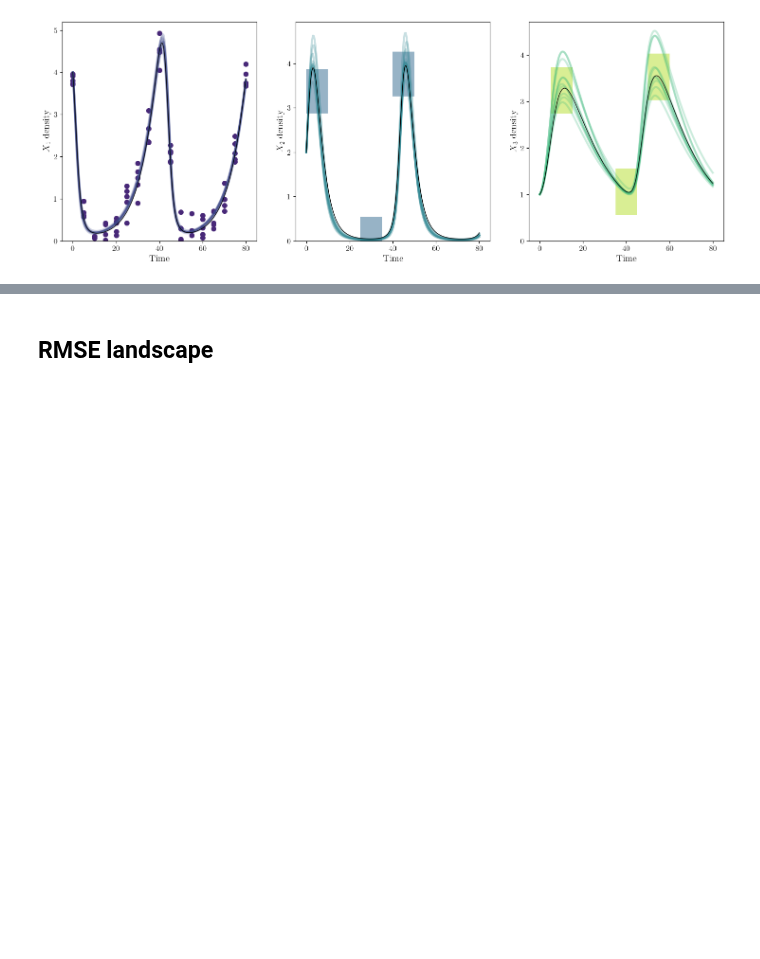
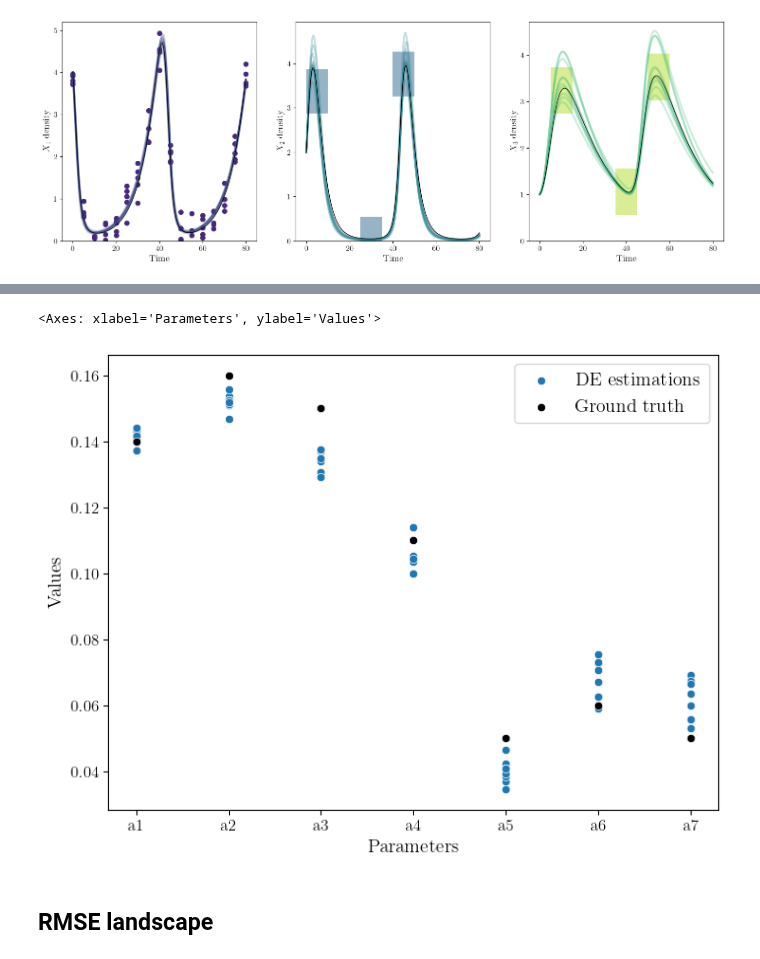
Before and after one commit to systemsmedicine/CrossLabFit, a Jupyter notebook: pyNotebooks/LotkVolterra_v2.ipynb, the cells around one changed output, grey strips where cells are left out. Cells and saved outputs as stored; diff of their text form; code cells hidden in the pictures; blank space fills up the shorter version.

```diff
--- a/pyNotebooks/LotkVolterra_v2.ipynb
+++ b/pyNotebooks/LotkVolterra_v2.ipynb
@@ -283,3 +353,15 @@ sns.scatterplot(df2, x='Parameters', y='Values', label='Ground truth', color='k'
+# %%
+df1 = dfParams.melt(var_name='Parameters', value_name='Values')
+# %%
+df2 = dfGroundPars.melt(var_name='Parameters', value_name='Values')
+# %%
+fig, axs = plt.subplots(nrows=1, ncols=1, figsize=(8,6), facecolor='white')
+
+sns.scatterplot(df1, x='Parameters', y='Values', label='DE estimations')
+sns.scatterplot(df2, x='Parameters', y='Values', label='Ground truth', color='k')
+# %% [output]
+<Axes: xlabel='Parameters', ylabel='Values'>
+[figure, added]
 # %% [markdown]
 ## RMSE landscape
 # %%
```
Also changed, not shown: parts of 9 cells of this notebook, 4 other files.
